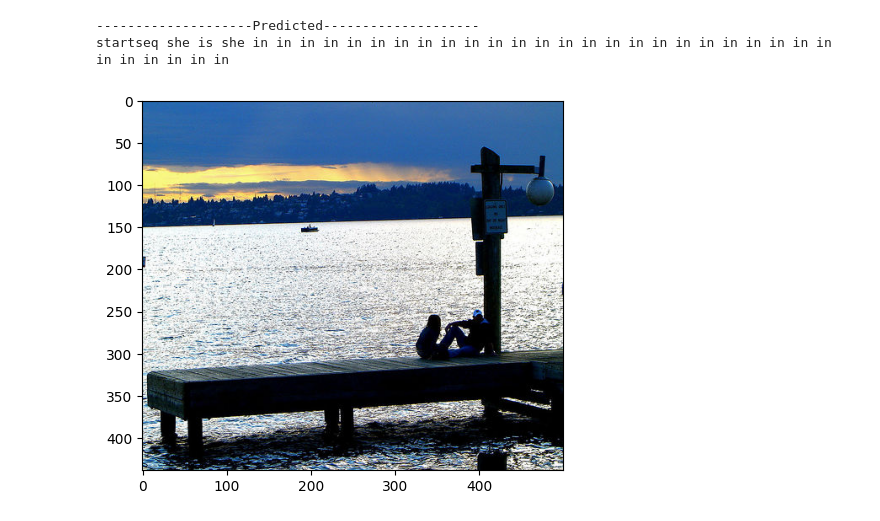
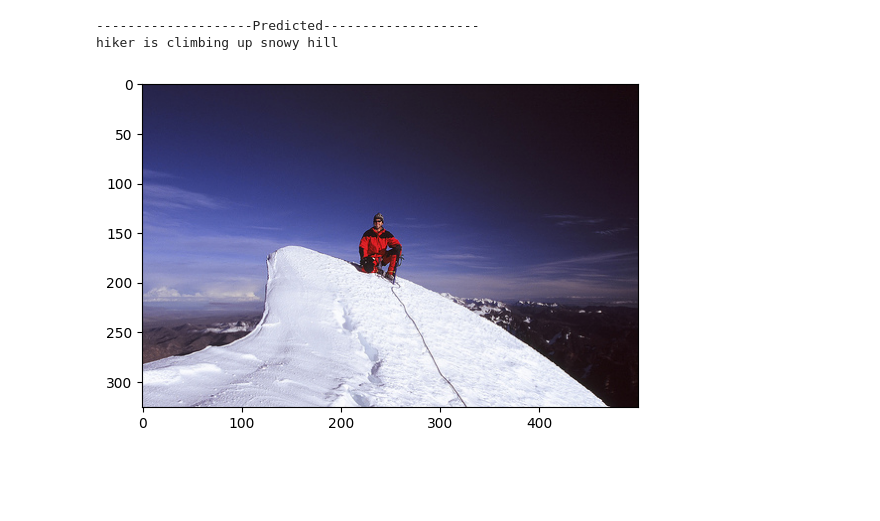
Before and after one commit to nimeshagrawal/Auto-Image-Captioning, a Jupyter notebook: Image_Captioning_Inference.ipynb, the cells around one changed output. Saved outputs shown, nothing was run; the diff lists cells and outputs as text; code cells hidden in the pictures; blank space fills up the shorter version.

```diff
--- a/Image_Captioning_Inference.ipynb
+++ b/Image_Captioning_Inference.ipynb
@@ -113,6 +128,7 @@ def predict_caption(model, image, tokenizer, max_length):
         in_text += " " + word
         # stop if we reach end tag
         if word == 'endseq':
+            in_text += ' ' + 'endseq'
             break
 
     return in_text
@@ -126,13 +142,17 @@ def generate_caption(image_name, model, directory = os.path.join(os.getcwd(), 'F
     # predict the caption
     y_pred = predict_caption(model, features[image_id], tokenizer, max_length)
     print('--------------------Predicted--------------------')
+    y_pred = y_pred.replace("startseq", "")
+    y_pred = y_pred.replace("endseq", "")
+    y_pred = y_pred.lstrip()
+    y_pred = y_pred.rstrip()
     print(y_pred)
     plt.imshow(image)
 # %%
 directory = os.path.join(os.getcwd(), 'Flicker8k_Dataset')
 #generate_caption("1001773457_577c3a7d70.jpg", model)
-generate_caption("42637986_135a9786a6.jpg", model)
+generate_caption("55473406_1d2271c1f2.jpg", model)
 # %% [output]
 --------------------Predicted--------------------
-startseq she is she in in in in in in in in in in in in in in in in in in in in in in in in in in in in in in in
+hiker is climbing up snowy hill
-[figure, old version]
+[figure, new version]
```
Also changed, not shown: parts of 4 cells of this notebook, 7 other files.
